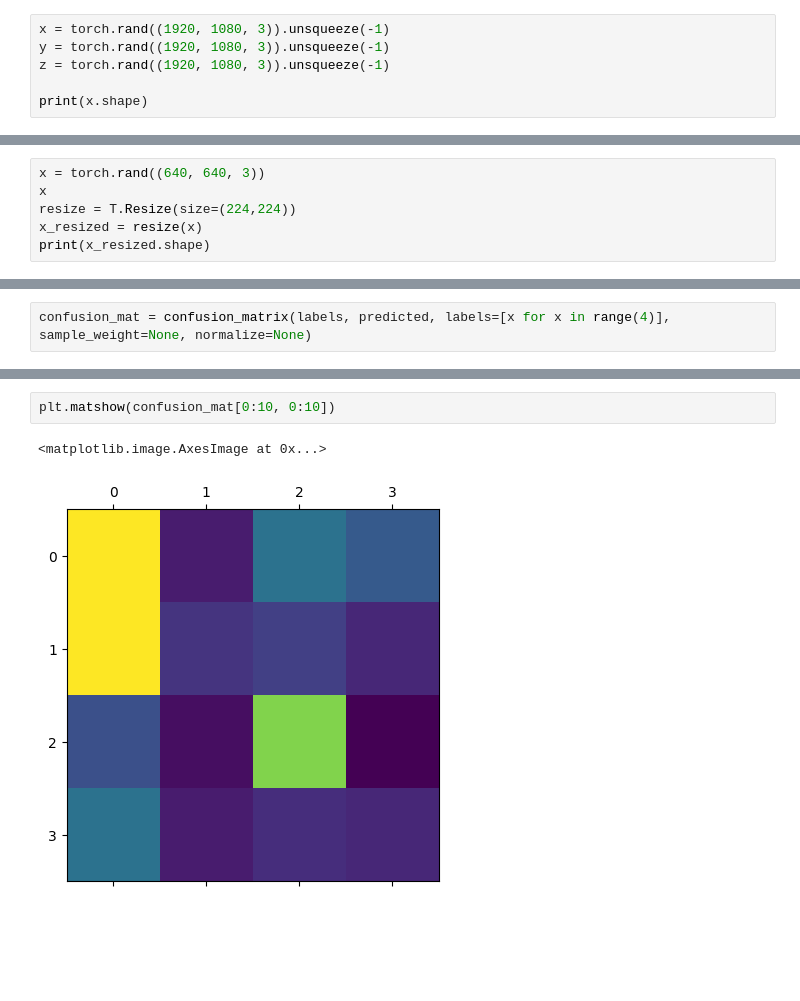
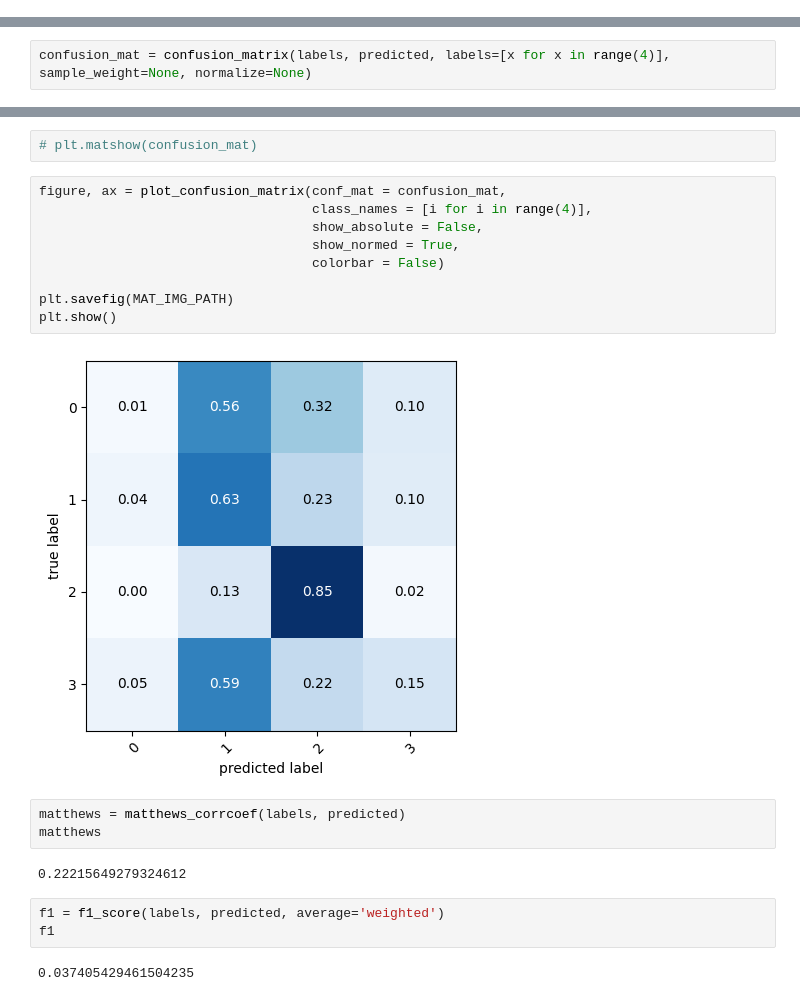
Before and after one commit to oriolmp/TFG, a Jupyter notebook: notebooks/Inference.ipynb, the cells around one changed output, grey strips where cells are left out. Saved outputs shown, nothing was run; the diff lists cells and outputs as text; blank space fills up the shorter version.

Commit message:
Generate confusion matrcies

```diff
--- a/notebooks/Inference.ipynb
+++ b/notebooks/Inference.ipynb
@@ -17,6 +7,0 @@ home/frame_0000000090.jpg
-# %%
-x = torch.rand((1920, 1080, 3)).unsqueeze(-1)
-y = torch.rand((1920, 1080, 3)).unsqueeze(-1)
-z = torch.rand((1920, 1080, 3)).unsqueeze(-1)
-
-print(x.shape)
@@ -31,6 +7,0 @@ torch.Size([1920, 1080, 3, 3])
-# %%
-x = torch.rand((640, 640, 3))
-x
-resize = T.Resize(size=(224,224))
-x_resized = resize(x)
-print(x_resized.shape)
@@ -143,5 +55,23 @@ array([[54,  5, 21, 16],
 # %%
-plt.matshow(confusion_mat[0:10, 0:10])
+# plt.matshow(confusion_mat)
-# %% [output]
-<matplotlib.image.AxesImage at 0x...>
-[figure, removed]
+# %%
+figure, ax = plot_confusion_matrix(conf_mat = confusion_mat,
+                                   class_names = [i for i in range(4)],
+                                   show_absolute = False,
+                                   show_normed = True,
+                                   colorbar = False)
+
+plt.savefig(MAT_IMG_PATH)
+plt.show()
+# %% [output]
+[figure, added]
+# %%
+matthews = matthews_corrcoef(labels, predicted)
+matthews
+# %% [output]
+0.22215649279324612
+# %%
+f1 = f1_score(labels, predicted, average='weighted')
+f1
+# %% [output]
+0.037405429461504235
```
Also changed, not shown: parts of 16 cells of this notebook.
